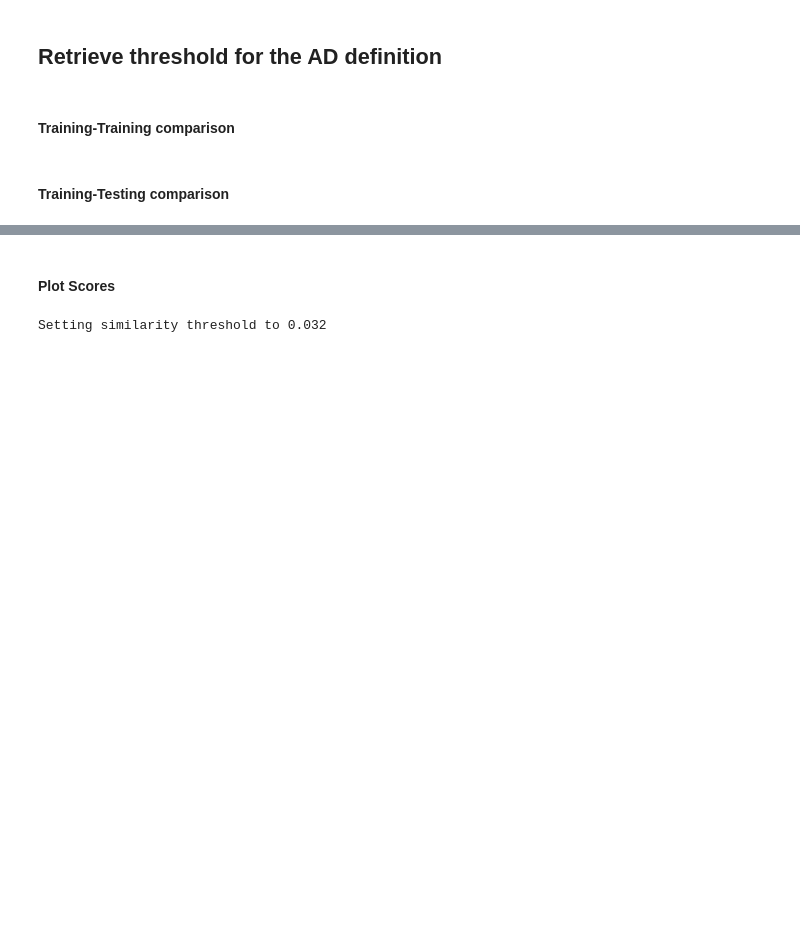
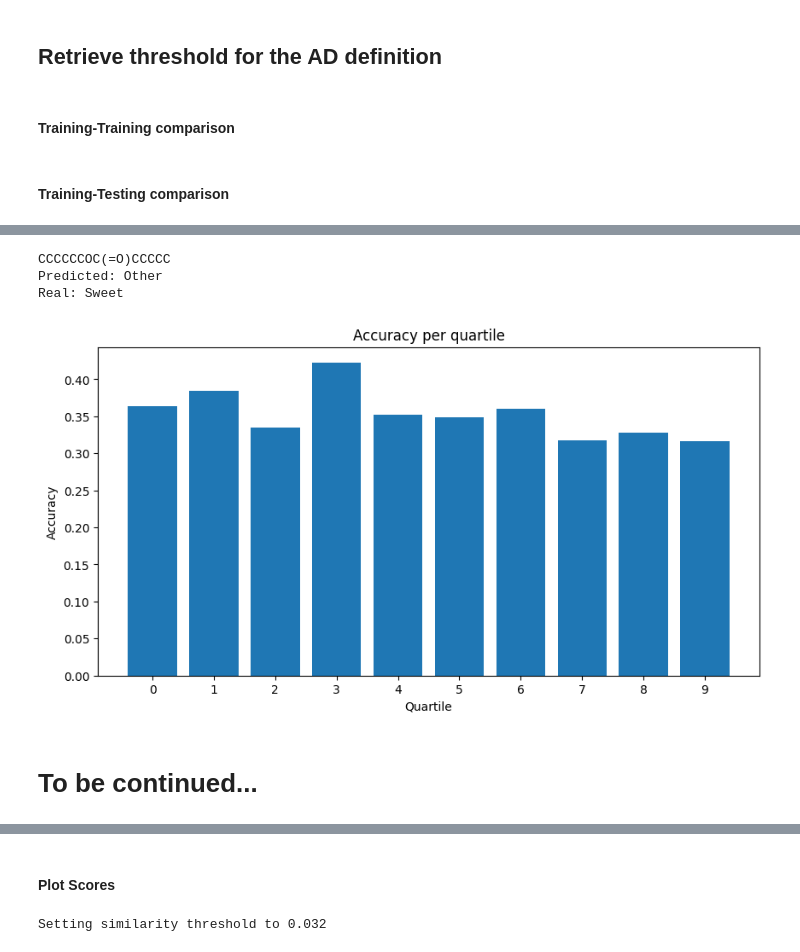
Before and after one commit to lorenzopallante/VirtuousMultiTaste, a Jupyter notebook: notebook/ApplicabilityDonain.ipynb, the cells around one changed output, grey strips where cells are left out. Cells and saved outputs as stored; diff of their text form; code cells hidden in the pictures; blank space fills up the shorter version.

```diff
--- a/notebook/ApplicabilityDonain.ipynb
+++ b/notebook/ApplicabilityDonain.ipynb
@@ -20,6 +21,7 @@ root_dir_path = os.path.dirname(notebook_path)
 code_path = root_dir_path + os.sep + "VirtuousMultiTaste" + os.sep
 src_path = code_path + os.sep + "src" + os.sep
 data_path = root_dir_path + os.sep + "data" + os.sep
+test_path = os.path.join(notebook_path, 'test')
 # %%
 # import Virtuous Library
 sys.path.append(code_path)
@@ -130,0 +133,11 @@ for i in tqdm(range(len(DB_test))):
+# %%
+test_AD = pd.DataFrame()
+test_AD["Parent_SMILES"] = DB_test.Parent_SMILES
+test_AD["Taste"] = DB_test.Taste
+test_AD["AD_score"] = test_scores
+
+# divide the test set into quartiles according to the AD score
+test_AD = test_AD.sort_values(by="AD_score", ascending=False)
+test_AD["AD_quartile"] = pd.qcut(test_AD["AD_score"], 10, labels=False)
+test_AD["AD_quartile"] = test_AD["AD_quartile"].astype("int")
+test_AD
@@ -130,0 +166,4 @@ for i in tqdm(range(len(DB_test))):
+# %%
+# retrieve the results and add into a column of test_AD
+test_AD["Taste_prediction"] = pd.read_csv(test_path + os.sep + "test_AD/result_dominant_label.txt", sep="\t", header=None)[0]
+test_AD
@@ -130,0 +184,32 @@ for i in tqdm(range(len(DB_test))):
+# %%
+n = 67
+print (test_AD.Parent_SMILES.iloc[n])
+print ('Predicted: ' + test_AD.Taste_prediction.iloc[n])
+print ('Real: ' + test_AD.Taste.iloc[n])
+# %% [output]
+CCCCCCOC(=O)CCCCC
+Predicted: Other
+Real: Sweet
+# %%
+# calcualate accuracy per quartile
+from sklearn.metrics import accuracy_score
+
+acc = []
+# get number of quartiles
+n_quatriles = np.max(test_AD.AD_quartile) + 1
+
+for i in range(n_quatriles):
+    acc.append(accuracy_score(test_AD[test_AD.AD_quartile==i].Taste, test_AD[test_AD.AD_quartile==i].AD_prediction))
+# %%
+# plot the accuracy per quartile
+plt.figure(figsize=(10,5))
+plt.bar(range(n_quatriles), acc)
+plt.xticks(range(n_quatriles), range(n_quatriles))
+plt.xlabel("Quartile")
+plt.ylabel("Accuracy")
+plt.title("Accuracy per quartile")
+plt.show()
+# %% [output]
+[figure, added]
+# %% [markdown]
+# To be continued...
```
Also changed, not shown: parts of 11 cells of this notebook, 8 other files.
